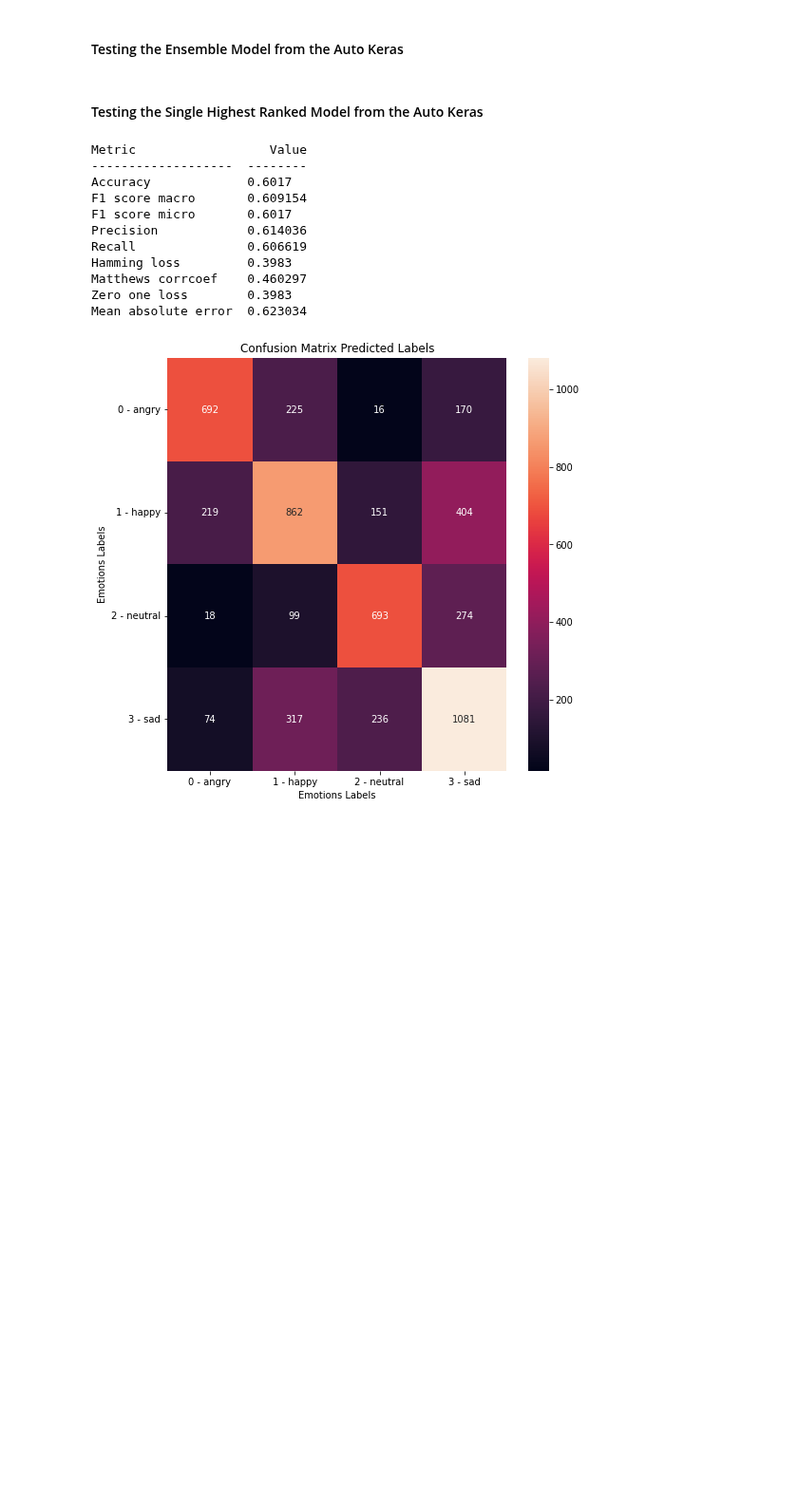
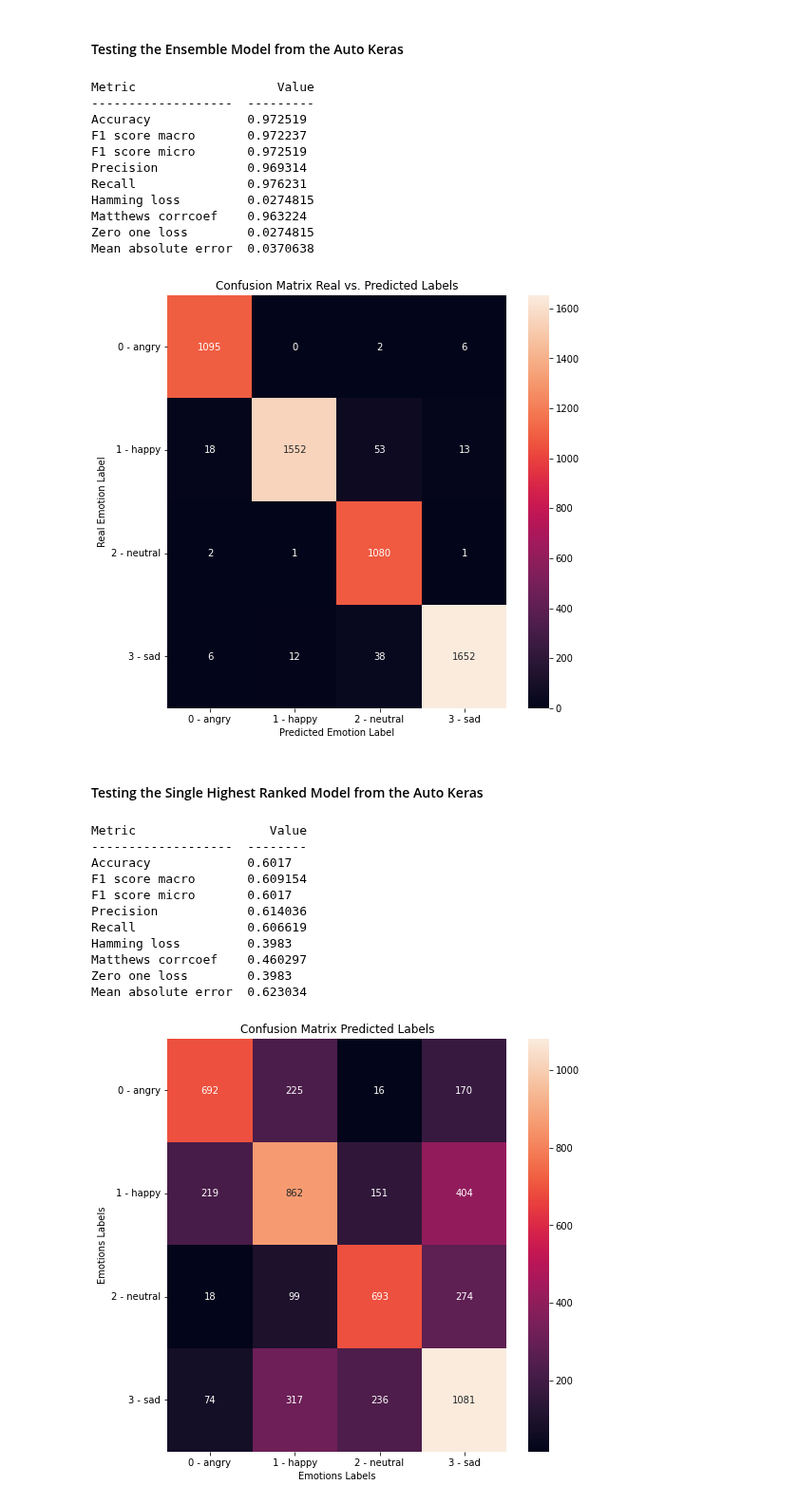
Before and after one commit to MarioCSilva/Speech_Emotion_Recognition_Thesis, a Jupyter notebook: iemocap/model/3_models_study_categorical.ipynb, the cells around one changed output. Shown at 95% size. Drawn from its saved outputs; the diff is of its cells as text; code cells hidden in the pictures; blank space fills up the shorter version.

```diff
--- a/iemocap/model/3_models_study_categorical.ipynb
+++ b/iemocap/model/3_models_study_categorical.ipynb
@@ -188,28 +290,40 @@ ensemble_model.leaderboard()
 # %%
 def categorical_cross_validation(model, num_folds=5, draw_corr_matrix=True):
   kfold = StratifiedKFold(n_splits=num_folds, shuffle=True, random_state=1)
   fold_no = 1
 
   X = df.iloc[:, 8:]
   y = df.iloc[:, 4:5]
 
   all_y_pred = []
   all_y_labels = []
 
   for train, test in kfold.split(X, y):
-    _, X_test = X.iloc[train], X.iloc[test]
-    _, y_test = y.iloc[train], y.iloc[test]
+    X_test = X.iloc[test]
+    y_test = y.iloc[test]
 
     y_pred = model.predict(X_test)
-    y_pred = [list(x).index(max(x)) for x in y_pred]
     all_y_pred.extend(y_pred)
     all_y_labels.extend(y_test.values)
 
     fold_no = fold_no + 1
 
   get_metrics(all_y_labels, all_y_pred, draw_corr_matrix)
 
 categorical_cross_validation(ensemble_model)
+# %% [output]
+Metric                   Value
+-------------------  ---------
+Accuracy             0.972519
+F1 score macro       0.972237
+F1 score micro       0.972519
+Precision            0.969314
+Recall               0.976231
+Hamming loss         0.0274815
+Matthews corrcoef    0.963224
+Zero one loss        0.0274815
+Mean absolute error  0.0370638
+[figure, added]
 # %% [markdown]
 #### Testing the Single Highest Ranked Model from the Auto Keras
 # %%
```
Also changed, not shown: parts of 12 cells of this notebook.
